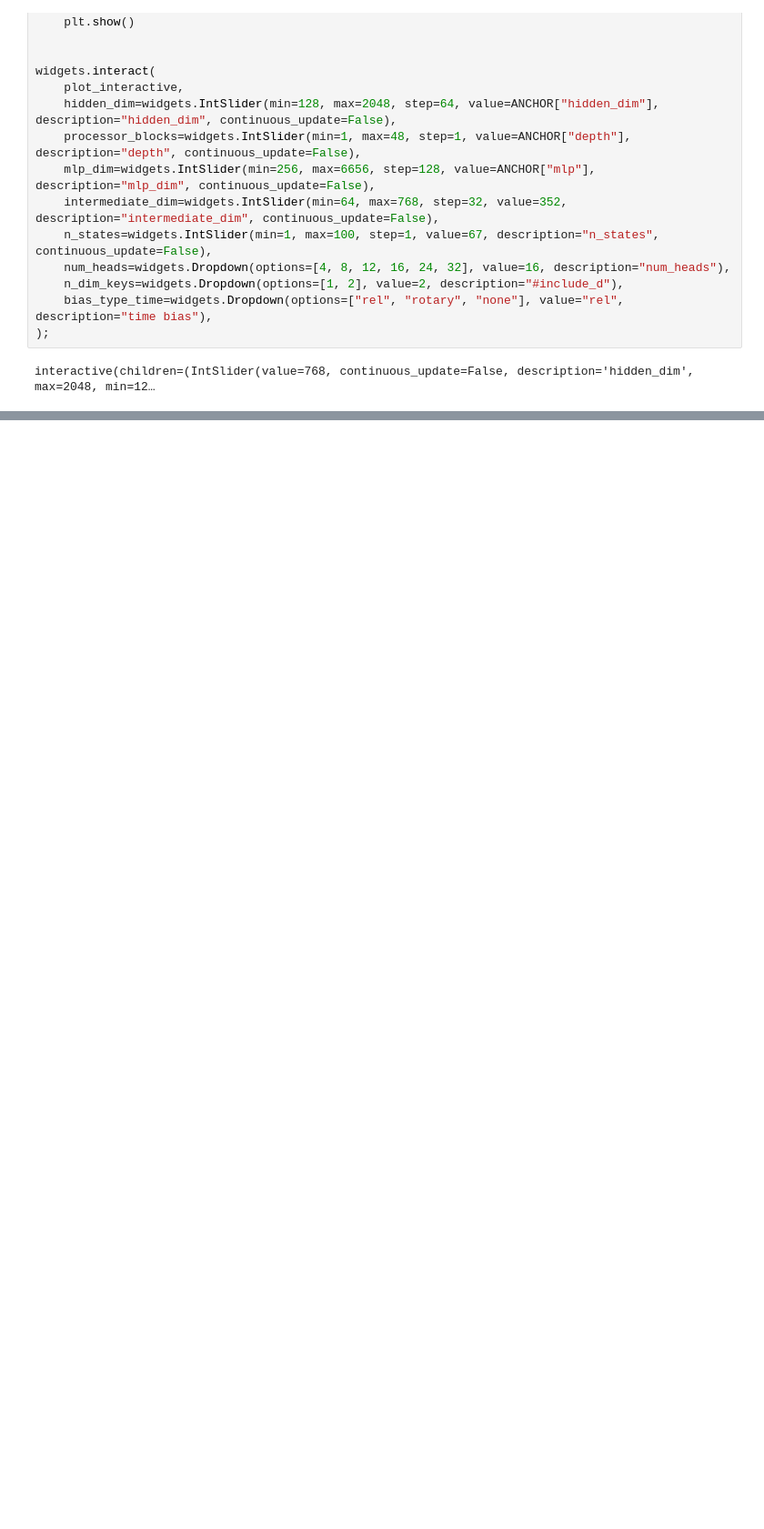
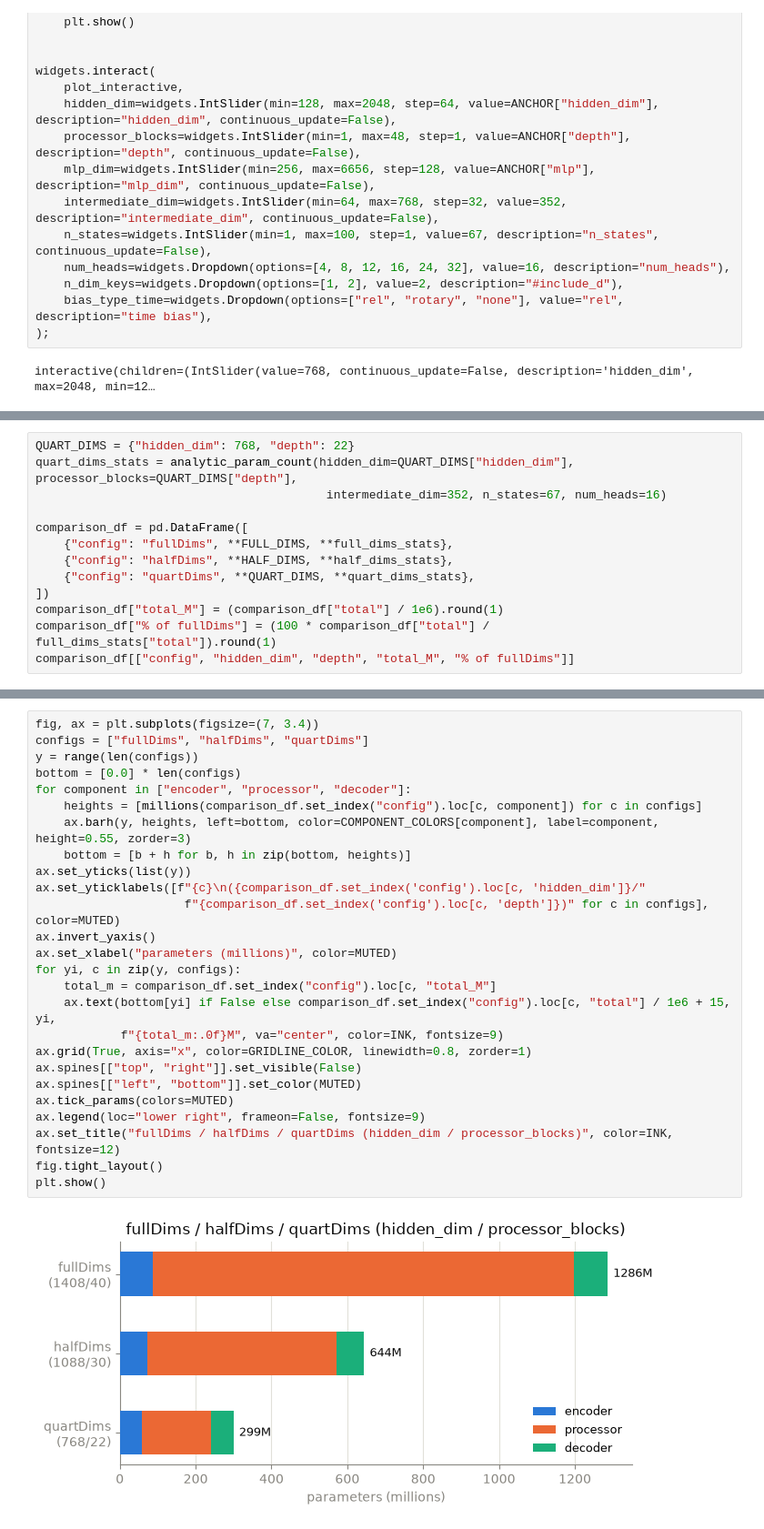
Before and after one commit to sjshamsi/MHPC_Thesis, a Jupyter notebook: demo_notebooks/walrus_example_2_ArchitectureAndDimensions.ipynb, the cells around one changed output, grey strips where cells are left out. Shown at 91% size. Saved outputs shown, nothing was run; the diff lists cells and outputs as text; blank space fills up the shorter version.

```diff
--- a/demo_notebooks/walrus_example_2_ArchitectureAndDimensions.ipynb
+++ b/demo_notebooks/walrus_example_2_ArchitectureAndDimensions.ipynb
@@ -1268,0 +1328,13 @@ interactive(children=(IntSlider(value=768, continuous_update=False, description=
+# %%
+QUART_DIMS = {"hidden_dim": 768, "depth": 22}
+quart_dims_stats = analytic_param_count(hidden_dim=QUART_DIMS["hidden_dim"], processor_blocks=QUART_DIMS["depth"],
+                                         intermediate_dim=352, n_states=67, num_heads=16)
+
+comparison_df = pd.DataFrame([
+    {"config": "fullDims", **FULL_DIMS, **full_dims_stats},
+    {"config": "halfDims", **HALF_DIMS, **half_dims_stats},
+    {"config": "quartDims", **QUART_DIMS, **quart_dims_stats},
+])
+comparison_df["total_M"] = (comparison_df["total"] / 1e6).round(1)
+comparison_df["% of fullDims"] = (100 * comparison_df["total"] / full_dims_stats["total"]).round(1)
+comparison_df[["config", "hidden_dim", "depth", "total_M", "% of fullDims"]]
@@ -1268,0 +1372,28 @@ interactive(children=(IntSlider(value=768, continuous_update=False, description=
+# %%
+fig, ax = plt.subplots(figsize=(7, 3.4))
+configs = ["fullDims", "halfDims", "quartDims"]
+y = range(len(configs))
+bottom = [0.0] * len(configs)
+for component in ["encoder", "processor", "decoder"]:
+    heights = [millions(comparison_df.set_index("config").loc[c, component]) for c in configs]
+    ax.barh(y, heights, left=bottom, color=COMPONENT_COLORS[component], label=component, height=0.55, zorder=3)
+    bottom = [b + h for b, h in zip(bottom, heights)]
+ax.set_yticks(list(y))
+ax.set_yticklabels([f"{c}\n({comparison_df.set_index('config').loc[c, 'hidden_dim']}/"
+                     f"{comparison_df.set_index('config').loc[c, 'depth']})" for c in configs], color=MUTED)
+ax.invert_yaxis()
+ax.set_xlabel("parameters (millions)", color=MUTED)
+for yi, c in zip(y, configs):
+    total_m = comparison_df.set_index("config").loc[c, "total_M"]
+    ax.text(bottom[yi] if False else comparison_df.set_index("config").loc[c, "total"] / 1e6 + 15, yi,
+            f"{total_m:.0f}M", va="center", color=INK, fontsize=9)
+ax.grid(True, axis="x", color=GRIDLINE_COLOR, linewidth=0.8, zorder=1)
+ax.spines[["top", "right"]].set_visible(False)
+ax.spines[["left", "bottom"]].set_color(MUTED)
+ax.tick_params(colors=MUTED)
+ax.legend(loc="lower right", frameon=False, fontsize=9)
+ax.set_title("fullDims / halfDims / quartDims (hidden_dim / processor_blocks)", color=INK, fontsize=12)
+fig.tight_layout()
+plt.show()
+# %% [output]
+[figure, added]
```
Also changed, not shown: parts of 6 cells of this notebook, 42 other files.
